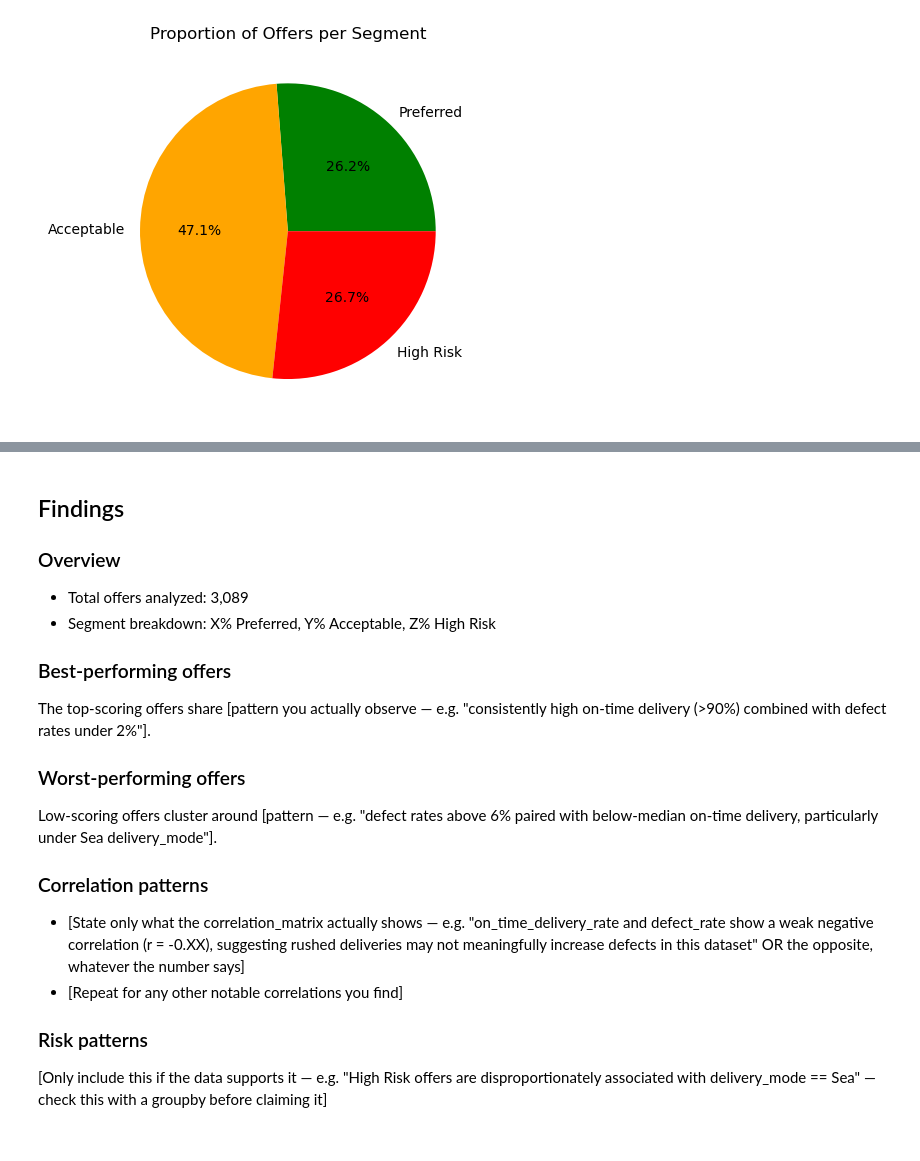
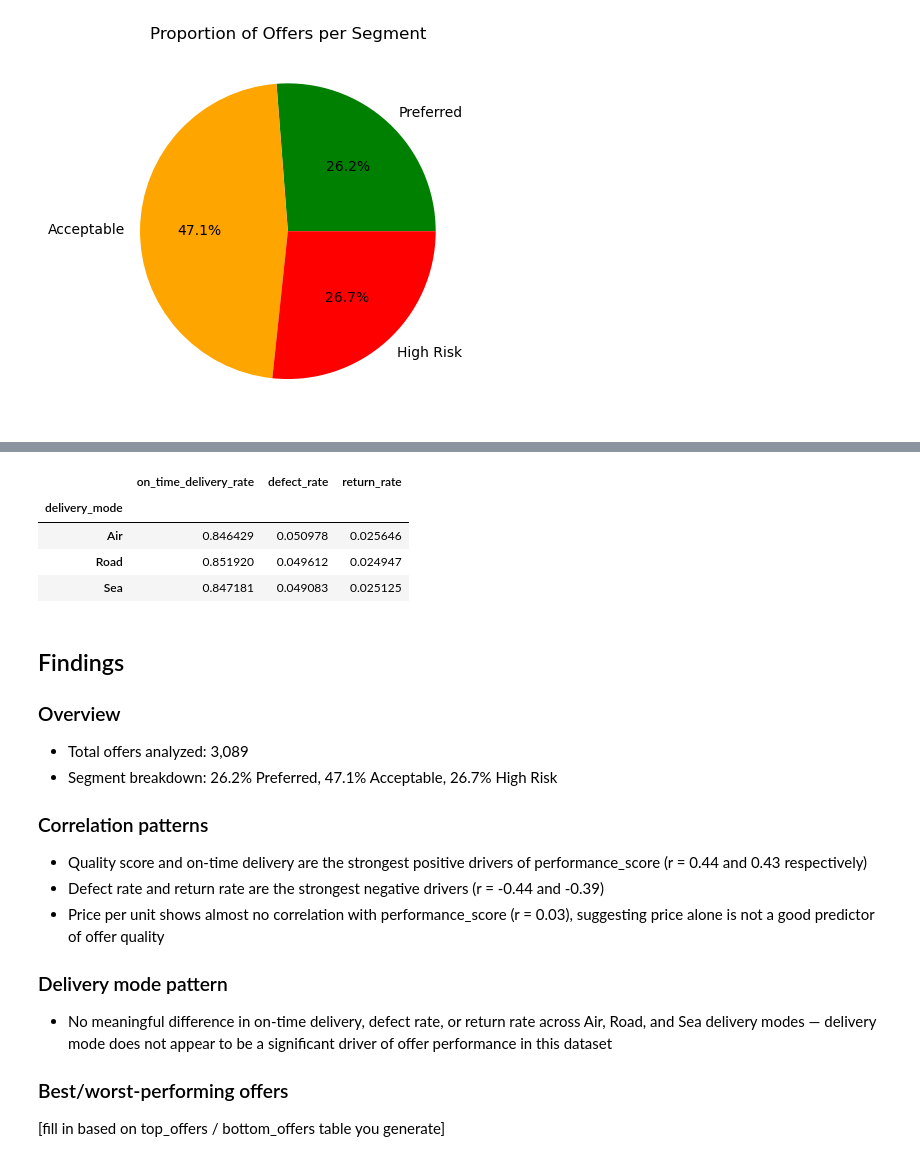
Before and after one commit to soumya-pandey22/procurement-offer-risk-scoring, a Jupyter notebook: supplier_performance_analysis.ipynb, the cells around one changed output, grey strips where cells are left out. Cells and saved outputs as stored; diff of their text form; code cells hidden in the pictures.

```diff
--- a/supplier_performance_analysis.ipynb
+++ b/supplier_performance_analysis.ipynb
@@ -220,26 +250,29 @@ plt.show()
+# %%
+df.groupby("delivery_mode")[["on_time_delivery_rate", "defect_rate", "return_rate"]].mean()
+# %% [output]
+|  | on_time_delivery_rate | defect_rate | return_rate |
+| delivery_mode |  |  |  |
+| Air | 0.846429 | 0.050978 | 0.025646 |
+| Road | 0.851920 | 0.049612 | 0.024947 |
+| Sea | 0.847181 | 0.049083 | 0.025125 |
 # %% [markdown]
 ## Findings
 
 ### Overview
 - Total offers analyzed: 3,089
-- Segment breakdown: X% Preferred, Y% Acceptable, Z% High Risk
-
-### Best-performing offers
-The top-scoring offers share [pattern you actually observe — e.g. "consistently
-high on-time delivery (>90%) combined with defect rates under 2%"].
-
-### Worst-performing offers
-Low-scoring offers cluster around [pattern — e.g. "defect rates above 6% paired
-with below-median on-time delivery, particularly under Sea delivery_mode"].
+- Segment breakdown: 26.2% Preferred, 47.1% Acceptable, 26.7% High Risk
 
 ### Correlation patterns
-- [State only what the correlation_matrix actually shows — e.g. "on_time_delivery_rate
-  and defect_rate show a weak negative correlation (r = -0.XX), suggesting rushed
-  deliveries may not meaningfully increase defects in this dataset" OR the opposite,
-  whatever the number says]
-- [Repeat for any other notable correlations you find]
+- Quality score and on-time delivery are the strongest positive drivers of
+  performance_score (r = 0.44 and 0.43 respectively)
+- Defect rate and return rate are the strongest negative drivers (r = -0.44 and -0.39)
+- Price per unit shows almost no correlation with performance_score (r = 0.03),
+  suggesting price alone is not a good predictor of offer quality
 
-### Risk patterns
-[Only include this if the data supports it — e.g. "High Risk offers are
-disproportionately associated with delivery_mode == Sea" — check this with a
-groupby before claiming it]
+### Delivery mode pattern
+- No meaningful difference in on-time delivery, defect rate, or return rate
+  across Air, Road, and Sea delivery modes — delivery mode does not appear
+  to be a significant driver of offer performance in this dataset
+
+### Best/worst-performing offers
+[fill in based on top_offers / bottom_offers table you generate]
```
Also changed, not shown: parts of 3 cells of this notebook.
